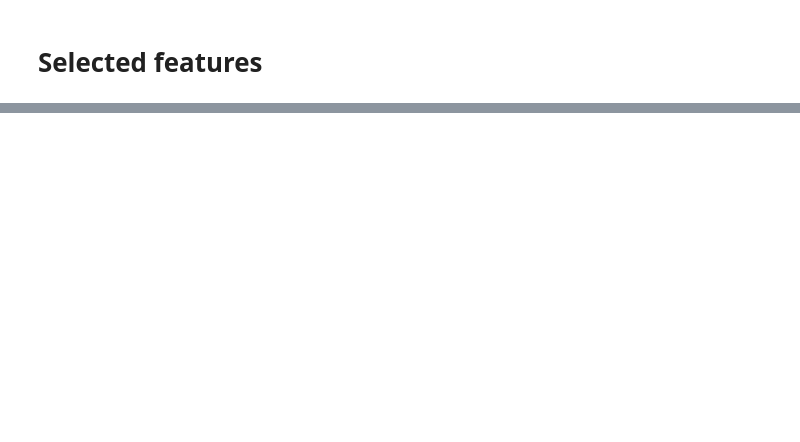
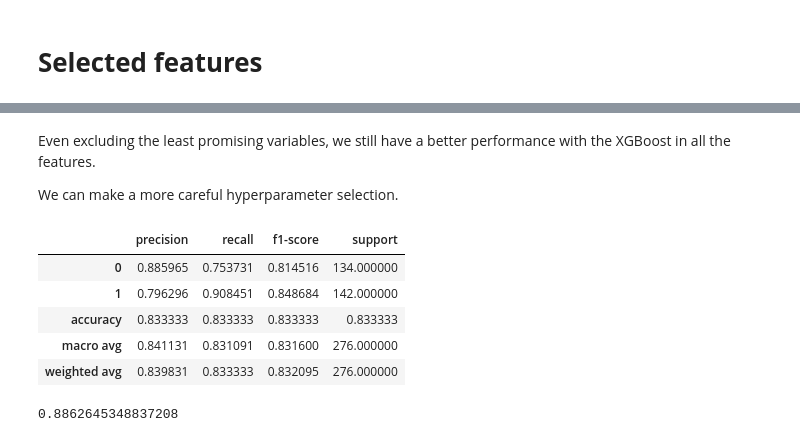
Before and after one commit to Gabriel-Stella/Heart_Failure, a Jupyter notebook: Heart_failure.ipynb, the cells around one changed output, grey strips where cells are left out. Cells and saved outputs as stored; diff of their text form; code cells hidden in the pictures; blank space fills up the shorter version.

```diff
--- a/Heart_failure.ipynb
+++ b/Heart_failure.ipynb
@@ -753,0 +799,15 @@ Results
+# %%
+# Features selected
+features_selected = (0,  1,  2,  3,  4,  7,  8,  9, 10, 11, 12, 13, 14, 15, 17, 18, 19)
+features_selected_names = []
+n_features_selected = len(features_selected)
+for i in range(n_features_selected):
+    idx = features_selected[i]
+    features_selected_names.append(feature_names[idx])
+
+
+# Displaying Features
+features_string = ''
+for string in features_selected_names:
+    features_string += string + '\n'
+print(features_string)
@@ -753,0 +832,4 @@ Results
+# %%
+# Features selected
+X_train_sc_features = X_train_sc[:,features_selected]
+X_test_sc_features = X_test_sc[:,features_selected]
@@ -753,0 +977,43 @@ Results
+# %% [markdown]
+Even excluding the least promising variables, we still have a better performance with the XGBoost in all the features.
+
+
+We can make a more careful hyperparameter selection.
+# %%
+########################### XGBoost ####################################
+xgbc = XGBClassifier(eval_metric='logloss',use_label_encoder=False,random_state=42)
+# Hyperparameters distributions
+param_dist = {'n_estimators': randint(150, 500),
+              'learning_rate': loguniform(1e-4, 1e-1),
+              'subsample': uniform(0.3, 0.6),
+              'max_depth': [3, 4, 5, 6, 7, 8, 9],
+              'colsample_bytree': uniform(0.5, 0.4),
+              'min_child_weight': [1, 2, 3, 4],
+              'reg_alpha': loguniform(1e-5,1e2)
+             }
+
+
+RSCV_xgb = RandomizedSearchCV(xgbc,param_distributions=param_dist,n_iter=50,random_state=42)
+
+
+RSCV_xgb.fit(X_train_sc,y_train)
+
+
+classifier = RSCV_xgb.best_estimator_
+
+
+y_pred = classifier.predict(X_test_sc)
+
+class_report = pd.DataFrame(classification_report(y_test,y_pred,digits=4,output_dict=True)).T
+cv_score = RSCV_xgb.best_score_
+
+display(class_report)
+display(cv_score)
+# %% [output]
+|  | precision | recall | f1-score | support |
+| 0 | 0.885965 | 0.753731 | 0.814516 | 134.000000 |
+| 1 | 0.796296 | 0.908451 | 0.848684 | 142.000000 |
+| accuracy | 0.833333 | 0.833333 | 0.833333 | 0.833333 |
+| macro avg | 0.841131 | 0.831091 | 0.831600 | 276.000000 |
+| weighted avg | 0.839831 | 0.833333 | 0.832095 | 276.000000 |
+0.8862645348837208
```
Also changed, not shown: parts of 18 cells of this notebook, 2 other files.
